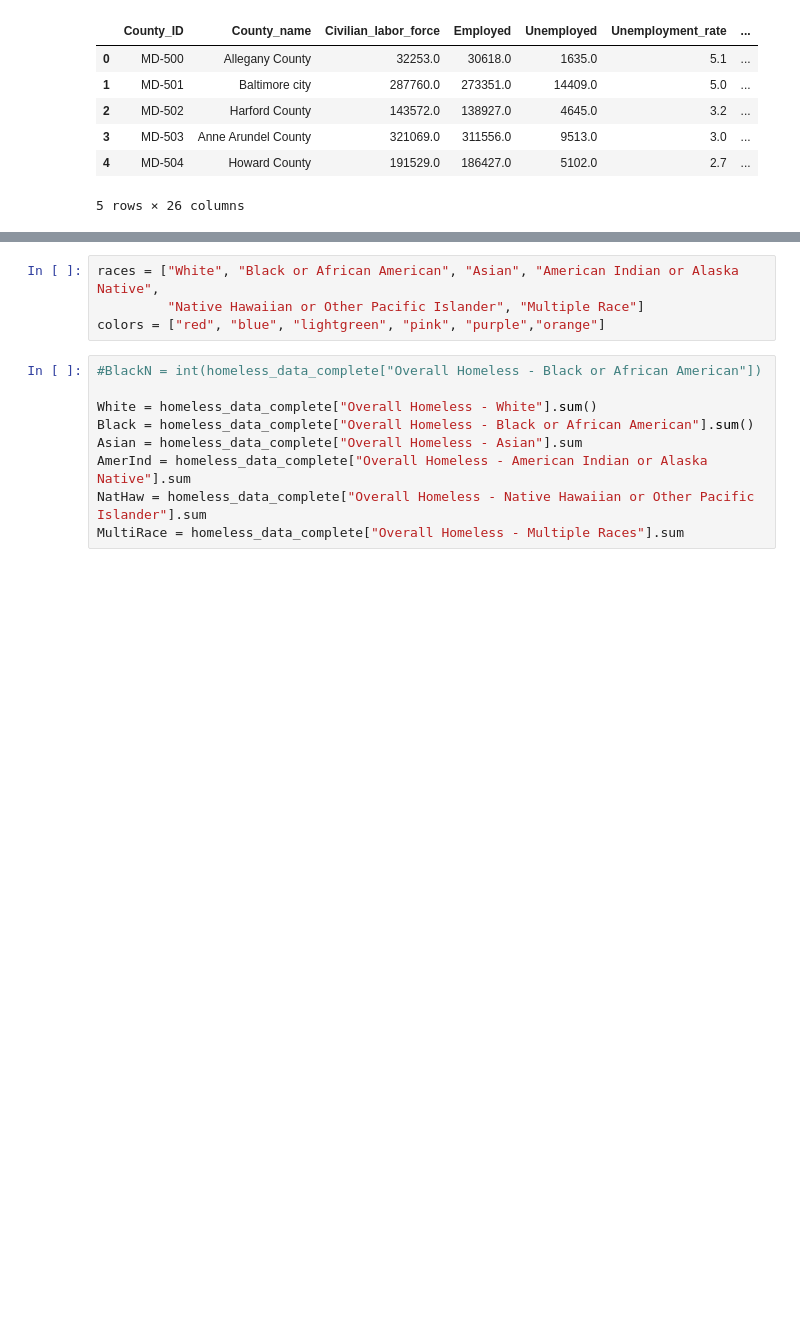
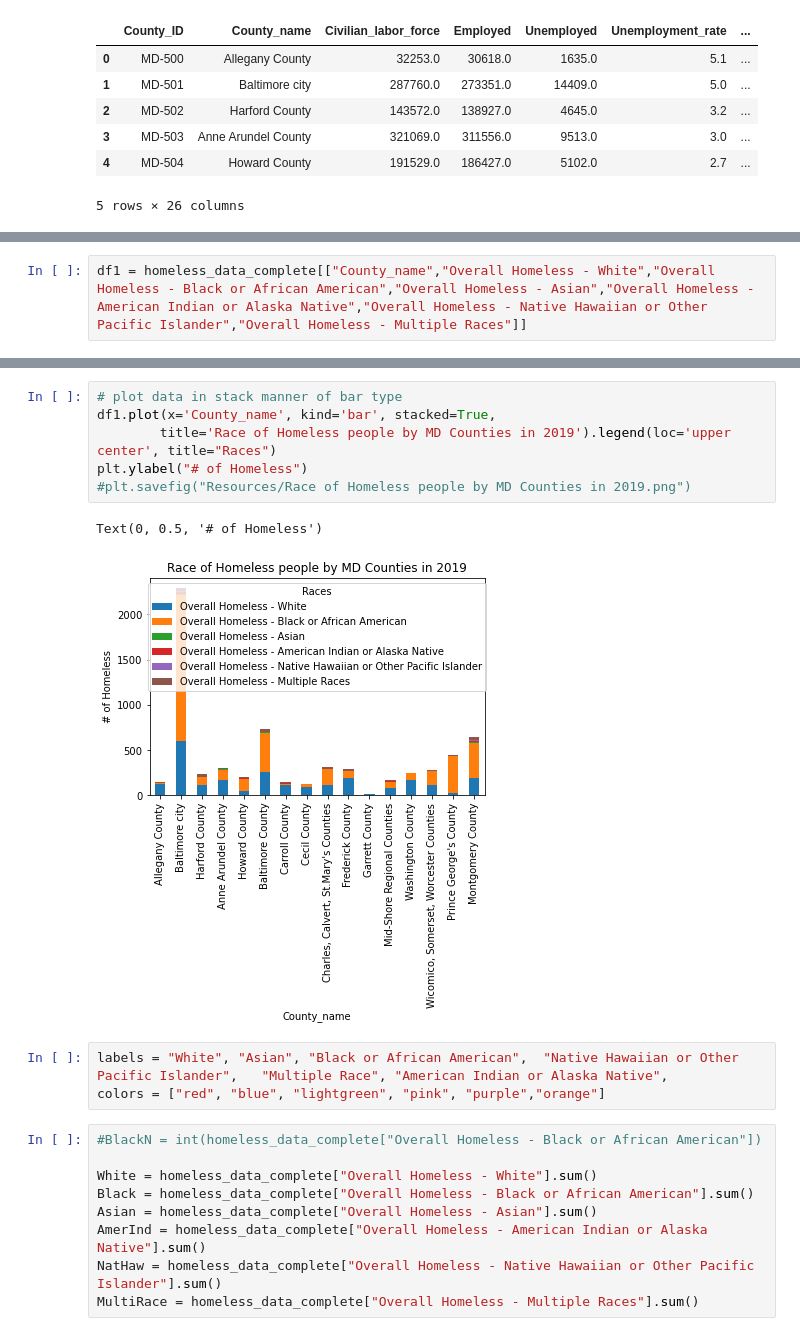
Before and after one commit to arieldunn/HomelessinMaryland, a Jupyter notebook: HomelessProjectMD.ipynb, the cells around one changed output, grey strips where cells are left out. Drawn from its saved outputs; the diff is of its cells as text; blank space fills up the shorter version.

Commit message:
Irina's file with 2 graphs

```diff
--- a/HomelessProjectMD.ipynb
+++ b/HomelessProjectMD.ipynb
@@ -121,0 +84,2 @@ homeless_data_complete.head()
+# %%
+df1 = homeless_data_complete[["County_name","Overall Homeless - White","Overall Homeless - Black or African American","Overall Homeless - Asian","Overall Homeless - American Indian or Alaska Native","Overall Homeless - Native Hawaiian or Other Pacific Islander","Overall Homeless - Multiple Races"]]
@@ -122,14 +95,22 @@ homeless_data_complete.head()
+# %%
+# plot data in stack manner of bar type
+df1.plot(x='County_name', kind='bar', stacked=True,
+        title='Race of Homeless people by MD Counties in 2019').legend(loc='upper center', title="Races")
+plt.ylabel("# of Homeless")
+#plt.savefig("Resources/Race of Homeless people by MD Counties in 2019.png")
+# %% [output]
+Text(0, 0.5, '# of Homeless')
+[figure, added]
 # %%
-races = ["White", "Black or African American", "Asian", "American Indian or Alaska Native",
-         "Native Hawaiian or Other Pacific Islander", "Multiple Race"]
+labels = "White", "Asian", "Black or African American",  "Native Hawaiian or Other Pacific Islander",   "Multiple Race", "American Indian or Alaska Native",
 colors = ["red", "blue", "lightgreen", "pink", "purple","orange"]
 # %%
 #BlackN = int(homeless_data_complete["Overall Homeless - Black or African American"])
 
 White = homeless_data_complete["Overall Homeless - White"].sum()
 Black = homeless_data_complete["Overall Homeless - Black or African American"].sum()
-Asian = homeless_data_complete["Overall Homeless - Asian"].sum
-AmerInd = homeless_data_complete["Overall Homeless - American Indian or Alaska Native"].sum
-NatHaw = homeless_data_complete["Overall Homeless - Native Hawaiian or Other Pacific Islander"].sum
-MultiRace = homeless_data_complete["Overall Homeless - Multiple Races"].sum
+Asian = homeless_data_complete["Overall Homeless - Asian"].sum()
+AmerInd = homeless_data_complete["Overall Homeless - American Indian or Alaska Native"].sum()
+NatHaw = homeless_data_complete["Overall Homeless - Native Hawaiian or Other Pacific Islander"].sum()
+MultiRace = homeless_data_complete["Overall Homeless - Multiple Races"].sum()
 # %%
```
Also changed, not shown: parts of 11 cells of this notebook.
